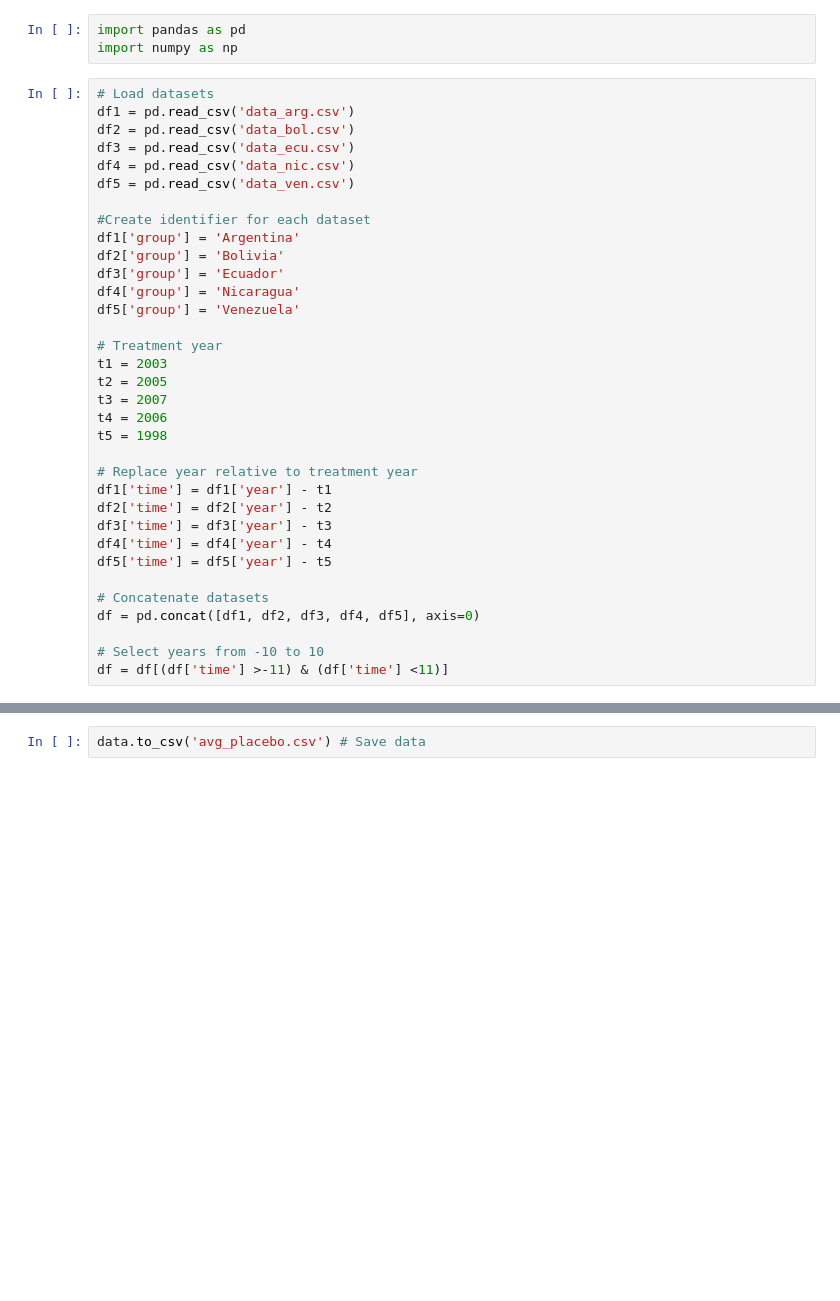
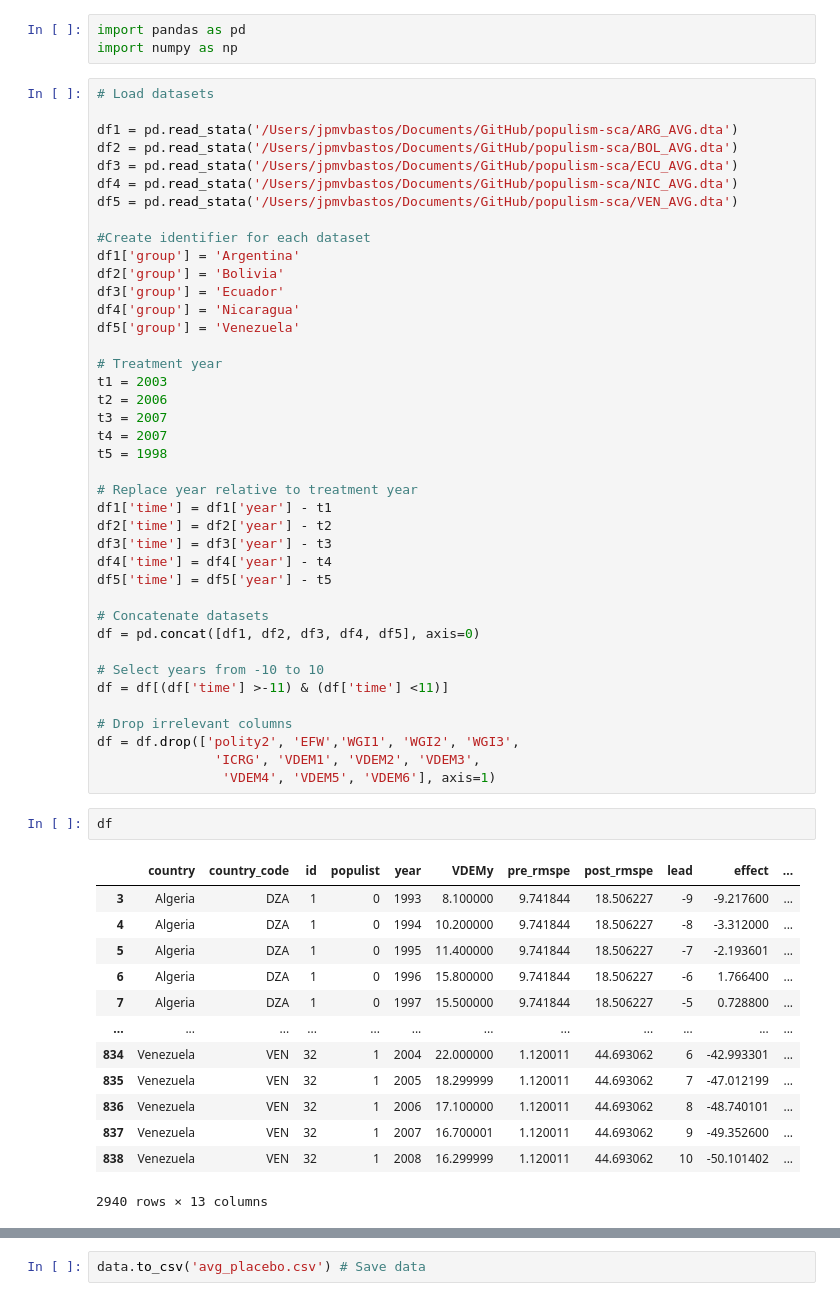
Before and after one commit to jpmvbastos/populism-sca, a Jupyter notebook: AverageResults/Avg_Clean.ipynb, the cells around one changed output, grey strips where cells are left out. Drawn from its saved outputs; the diff is of its cells as text; blank space fills up the shorter version.

```diff
--- a/AverageResults/Avg_Clean.ipynb
+++ b/AverageResults/Avg_Clean.ipynb
@@ -3,11 +3,12 @@ import pandas as pd
 import numpy as np
 # %%
 # Load datasets
-df1 = pd.read_csv('data_arg.csv')
-df2 = pd.read_csv('data_bol.csv')
-df3 = pd.read_csv('data_ecu.csv')
-df4 = pd.read_csv('data_nic.csv')
-df5 = pd.read_csv('data_ven.csv')
+
+df1 = pd.read_stata('/Users/jpmvbastos/Documents/GitHub/populism-sca/ARG_AVG.dta')
+df2 = pd.read_stata('/Users/jpmvbastos/Documents/GitHub/populism-sca/BOL_AVG.dta')
+df3 = pd.read_stata('/Users/jpmvbastos/Documents/GitHub/populism-sca/ECU_AVG.dta')
+df4 = pd.read_stata('/Users/jpmvbastos/Documents/GitHub/populism-sca/NIC_AVG.dta')
+df5 = pd.read_stata('/Users/jpmvbastos/Documents/GitHub/populism-sca/VEN_AVG.dta')
 
 #Create identifier for each dataset
 df1['group'] = 'Argentina'
@@ -18,9 +19,9 @@ df5['group'] = 'Venezuela'
 
 # Treatment year
 t1 = 2003
-t2 = 2005
+t2 = 2006
 t3 = 2007
-t4 = 2006
+t4 = 2007
 t5 = 1998
 
 # Replace year relative to treatment year
@@ -35,3 +36,24 @@ df = pd.concat([df1, df2, df3, df4, df5], axis=0)
 
 # Select years from -10 to 10
 df = df[(df['time'] >-11) & (df['time'] <11)]
+
+# Drop irrelevant columns
+df = df.drop(['polity2', 'EFW','WGI1', 'WGI2', 'WGI3',
+               'ICRG', 'VDEM1', 'VDEM2', 'VDEM3',
+                'VDEM4', 'VDEM5', 'VDEM6'], axis=1)
+# %%
+df
+# %% [output]
+|  | country | country_code | id | populist | year | VDEMy | pre_rmspe | post_rmspe | lead | effect | ... |
+| 3 | Algeria | DZA | 1 | 0 | 1993 | 8.100000 | 9.741844 | 18.506227 | -9 | -9.217600 | ... |
+| 4 | Algeria | DZA | 1 | 0 | 1994 | 10.200000 | 9.741844 | 18.506227 | -8 | -3.312000 | ... |
+| 5 | Algeria | DZA | 1 | 0 | 1995 | 11.400000 | 9.741844 | 18.506227 | -7 | -2.193601 | ... |
+| 6 | Algeria | DZA | 1 | 0 | 1996 | 15.800000 | 9.741844 | 18.506227 | -6 | 1.766400 | ... |
+| 7 | Algeria | DZA | 1 | 0 | 1997 | 15.500000 | 9.741844 | 18.506227 | -5 | 0.728800 | ... |
+| ... | ... | ... | ... | ... | ... | ... | ... | ... | ... | ... | ... |
+| 834 | Venezuela | VEN | 32 | 1 | 2004 | 22.000000 | 1.120011 | 44.693062 | 6 | -42.993301 | ... |
+| 835 | Venezuela | VEN | 32 | 1 | 2005 | 18.299999 | 1.120011 | 44.693062 | 7 | -47.012199 | ... |
+| 836 | Venezuela | VEN | 32 | 1 | 2006 | 17.100000 | 1.120011 | 44.693062 | 8 | -48.740101 | ... |
+| 837 | Venezuela | VEN | 32 | 1 | 2007 | 16.700001 | 1.120011 | 44.693062 | 9 | -49.352600 | ... |
+| 838 | Venezuela | VEN | 32 | 1 | 2008 | 16.299999 | 1.120011 | 44.693062 | 10 | -50.101402 | ... |
+2940 rows × 13 columns
```
Also changed, not shown: parts of 12 cells of this notebook, 11 other files.
